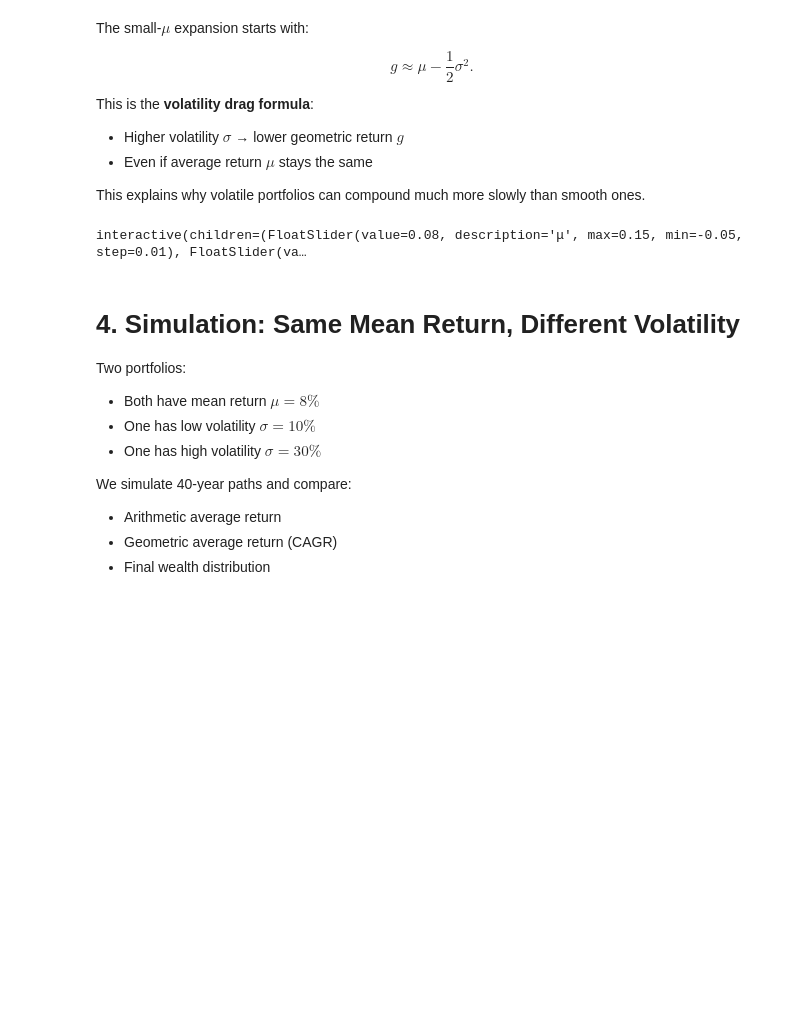
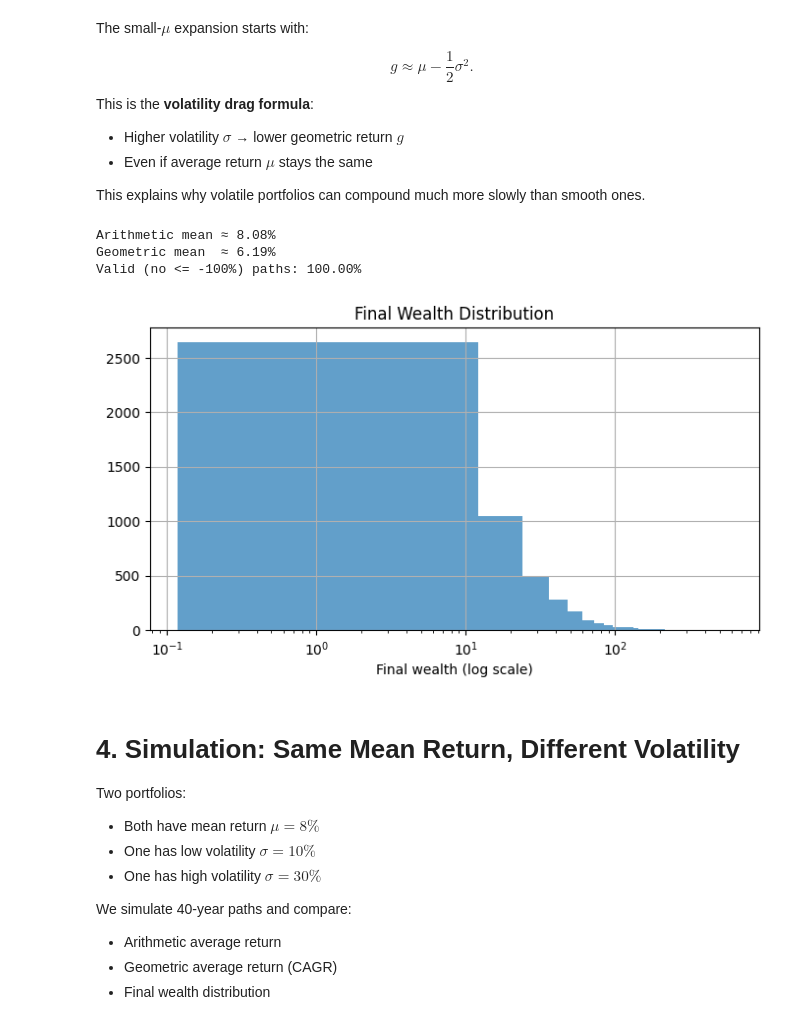
Before and after one commit to senanayake/colab-notebooks, a Jupyter notebook: SafeHavenLab.ipynb, the cells around one changed output. Cells and saved outputs as stored; diff of their text form; code cells hidden in the pictures; blank space fills up the shorter version.

```diff
--- a/SafeHavenLab.ipynb
+++ b/SafeHavenLab.ipynb
@@ -347,44 +347,14 @@ This is the **volatility drag formula**:
 - Even if average return $\mu$ stays the same
 
 This explains why volatile portfolios can compound much more slowly than smooth ones.
-# %%
-import ipywidgets as widgets
-from ipywidgets import interact
-
-def vol_drag_demo(mu=0.08, sigma=0.20, years=40, paths=5000):
-    rets = np.random.normal(mu, sigma, size=(paths, years))
-    growth = 1 + rets
-    # drop ruined paths for log calc
-    valid = (growth > 0).all(axis=1)
-    valid_growth = growth[valid]
-    log_rets = np.log(valid_growth)
-    g_per_path = log_rets.mean(axis=1)
-    geom = np.exp(g_per_path).mean() - 1
-    arith = rets.mean()
-
-    wealth = growth.prod(axis=1)
-
-    print(f"Arithmetic mean ≈ {arith:.2%}")
-    print(f"Geometric mean  ≈ {geom:.2%}")
-    print(f"Valid (no <= -100%) paths: {valid.mean():.2%}")
-
-    plt.figure(figsize=(8,4))
-    plt.hist(wealth, bins=50, alpha=0.7)
-    plt.xscale("log")
-    plt.title("Final Wealth Distribution")
-    plt.xlabel("Final wealth (log scale)")
-    plt.grid(True)
-    plt.show()
-
-interact(
-    vol_drag_demo,
-    mu=widgets.FloatSlider(min=-0.05, max=0.15, step=0.01, value=0.08, description="μ"),
-    sigma=widgets.FloatSlider(min=0.05, max=0.50, step=0.05, value=0.20, description="σ"),
-    years=widgets.IntSlider(min=10, max=60, step=5, value=40, description="Years"),
-    paths=widgets.IntSlider(min=1000, max=20000, step=1000, value=5000, description="Paths"),
-);
-# %% [output]
-interactive(children=(FloatSlider(value=0.08, description='μ', max=0.15, min=-0.05, step=0.01), FloatSlider(va…
+# %%
+# Manual call version for GitHub / non-widget environments
+vol_drag_demo(mu=0.08, sigma=0.20, years=40, paths=5000)
+# %% [output]
+Arithmetic mean ≈ 8.08%
+Geometric mean  ≈ 6.19%
+Valid (no <= -100%) paths: 100.00%
+[figure, added]
 # %% [markdown]
 # 4. Simulation: Same Mean Return, Different Volatility
 
```
